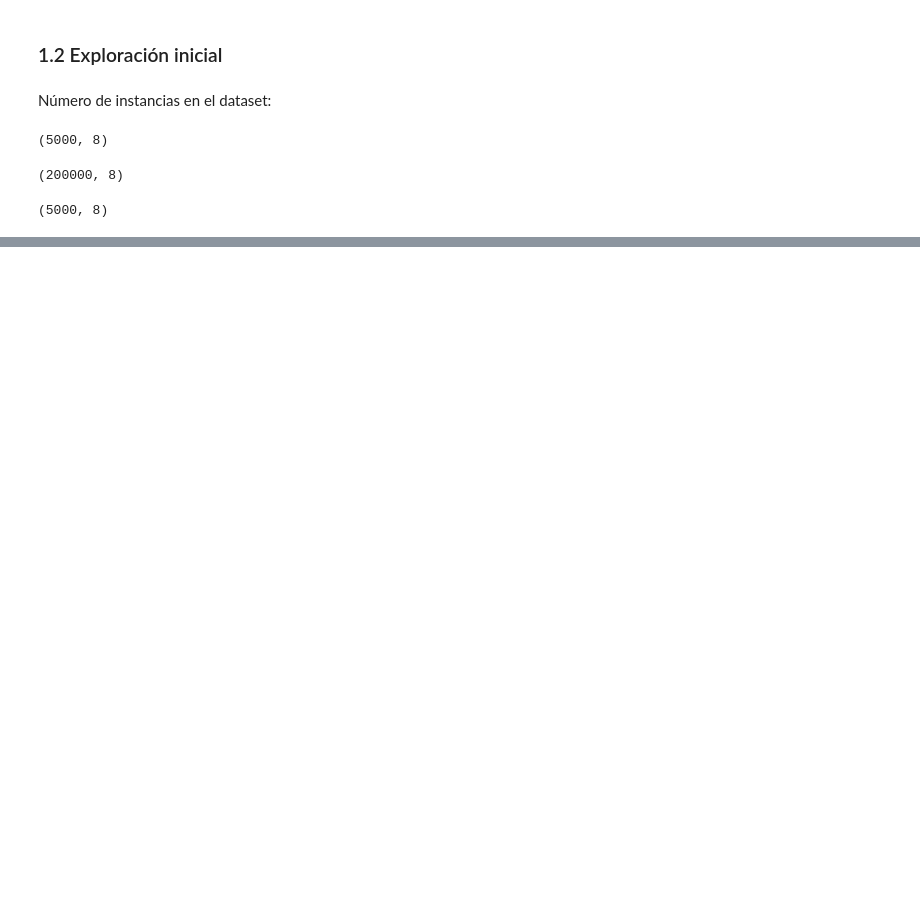
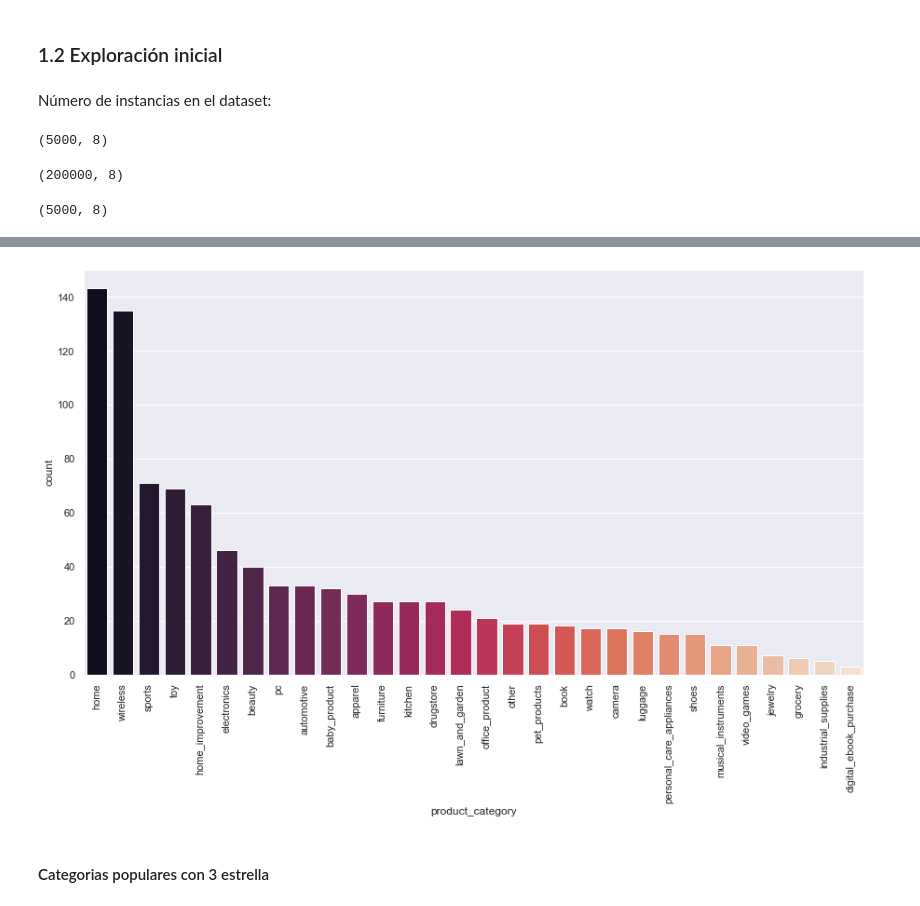
Before and after one commit to luiscarlos0218/proyecto3_NLP, a Jupyter notebook: DS_Proyecto_03_NLP.ipynb, the cells around one changed output, grey strips where cells are left out. Drawn from its saved outputs; the diff is of its cells as text; code cells hidden in the pictures; blank space fills up the shorter version.

```diff
--- a/DS_Proyecto_03_NLP.ipynb
+++ b/DS_Proyecto_03_NLP.ipynb
@@ -121,0 +154,3 @@ plt.show()
+# %%
+two_star = dataset_dev[dataset_dev.stars==2]
+two_star.head()
@@ -121,0 +164,10 @@ plt.show()
+# %%
+plt.figure(figsize = (15,8))
+plot = sns.countplot(data=two_star, x='product_category',order = two_star.product_category.value_counts().index,palette='rocket')
+for item in plot.get_xticklabels():
+    item.set_rotation(90)
+plt.show()
+# %% [output]
+[figure, added]
+# %% [markdown]
+#### Categorias populares con 3 estrella
```
Also changed, not shown: parts of 34 cells of this notebook.
